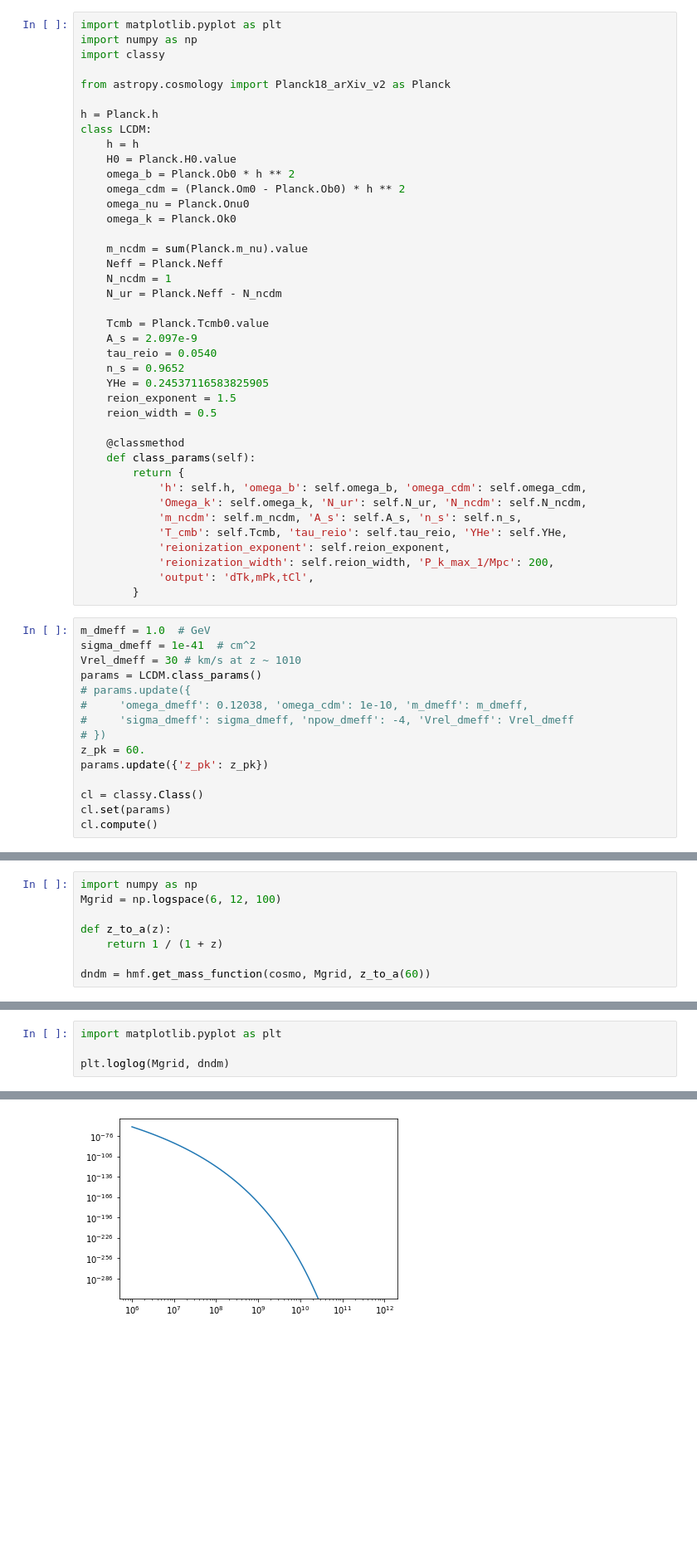
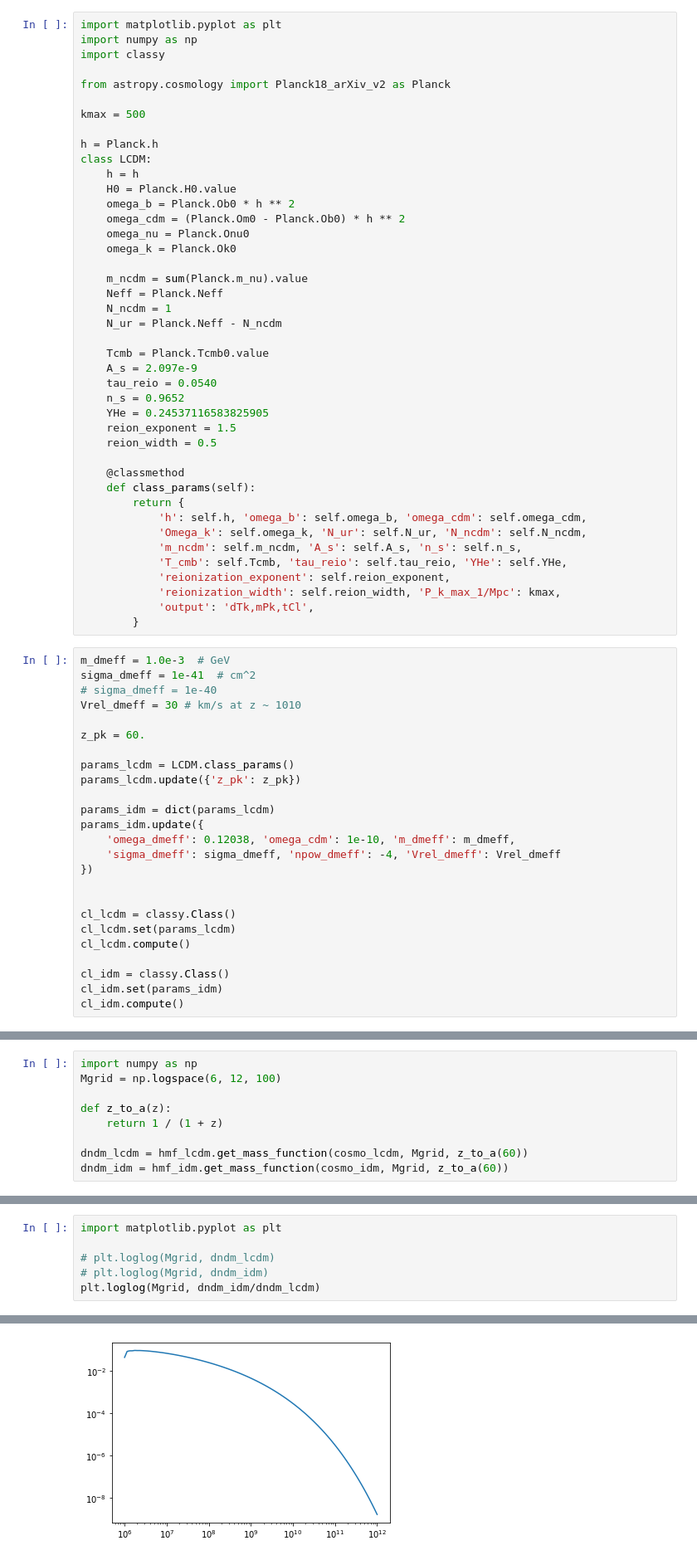
Before and after one commit to treydriskell/millicharge21cm, a Jupyter notebook: scratch/notebooks/test_ccl.ipynb, the cells around one changed output, grey strips where cells are left out. Shown at 83% size. Cells and saved outputs as stored; diff of their text form; blank space fills up the shorter version.

```diff
--- a/scratch/notebooks/test_ccl.ipynb
+++ b/scratch/notebooks/test_ccl.ipynb
@@ -4,6 +4,8 @@ import numpy as np
 import classy
 
 from astropy.cosmology import Planck18_arXiv_v2 as Planck
+
+kmax = 500
 
 h = Planck.h
 class LCDM:
@@ -35,21 +37,31 @@ class LCDM:
             'm_ncdm': self.m_ncdm, 'A_s': self.A_s, 'n_s': self.n_s,
             'T_cmb': self.Tcmb, 'tau_reio': self.tau_reio, 'YHe': self.YHe,
             'reionization_exponent': self.reion_exponent,
-            'reionization_width': self.reion_width, 'P_k_max_1/Mpc': 200,
+            'reionization_width': self.reion_width, 'P_k_max_1/Mpc': kmax,
             'output': 'dTk,mPk,tCl',
         }
 # %%
-m_dmeff = 1.0  # GeV
+m_dmeff = 1.0e-3  # GeV
 sigma_dmeff = 1e-41  # cm^2
+# sigma_dmeff = 1e-40
 Vrel_dmeff = 30 # km/s at z ~ 1010
-params = LCDM.class_params()
-# params.update({
-#     'omega_dmeff': 0.12038, 'omega_cdm': 1e-10, 'm_dmeff': m_dmeff,
-#     'sigma_dmeff': sigma_dmeff, 'npow_dmeff': -4, 'Vrel_dmeff': Vrel_dmeff
-# })
+
 z_pk = 60.
-params.update({'z_pk': z_pk})
 
-cl = classy.Class()
-cl.set(params)
-cl.compute()
+params_lcdm = LCDM.class_params()
+params_lcdm.update({'z_pk': z_pk})
+
+params_idm = dict(params_lcdm)
+params_idm.update({
+    'omega_dmeff': 0.12038, 'omega_cdm': 1e-10, 'm_dmeff': m_dmeff,
+    'sigma_dmeff': sigma_dmeff, 'npow_dmeff': -4, 'Vrel_dmeff': Vrel_dmeff
+})
+
+
+cl_lcdm = classy.Class()
+cl_lcdm.set(params_lcdm)
+cl_lcdm.compute()
+
+cl_idm = classy.Class()
+cl_idm.set(params_idm)
+cl_idm.compute()
@@ -113,4 +120,5 @@ Mgrid = np.logspace(6, 12, 100)
 def z_to_a(z):
     return 1 / (1 + z)
 
-dndm = hmf.get_mass_function(cosmo, Mgrid, z_to_a(60))
+dndm_lcdm = hmf_lcdm.get_mass_function(cosmo_lcdm, Mgrid, z_to_a(60))
+dndm_idm = hmf_idm.get_mass_function(cosmo_idm, Mgrid, z_to_a(60))
@@ -117,7 +159,9 @@ dndm = hmf.get_mass_function(cosmo, Mgrid, z_to_a(60))
 # %%
 import matplotlib.pyplot as plt
 
-plt.loglog(Mgrid, dndm)
+# plt.loglog(Mgrid, dndm_lcdm)
+# plt.loglog(Mgrid, dndm_idm)
+plt.loglog(Mgrid, dndm_idm/dndm_lcdm)
 # %% [output]
 [<matplotlib.lines.Line2D at 0x...>]
-[figure, old version]
+[figure, new version]
```
Also changed, not shown: parts of 8 cells of this notebook, 1 other file.
